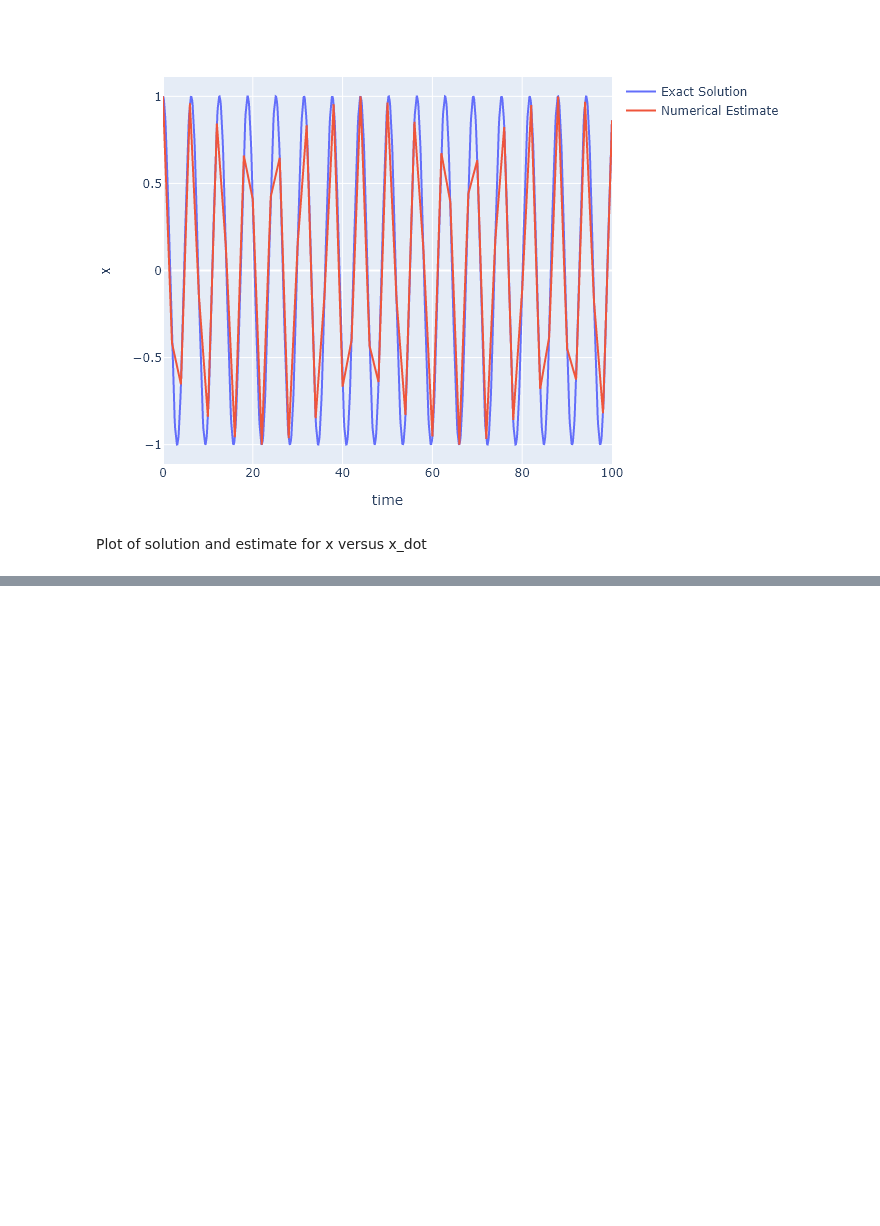
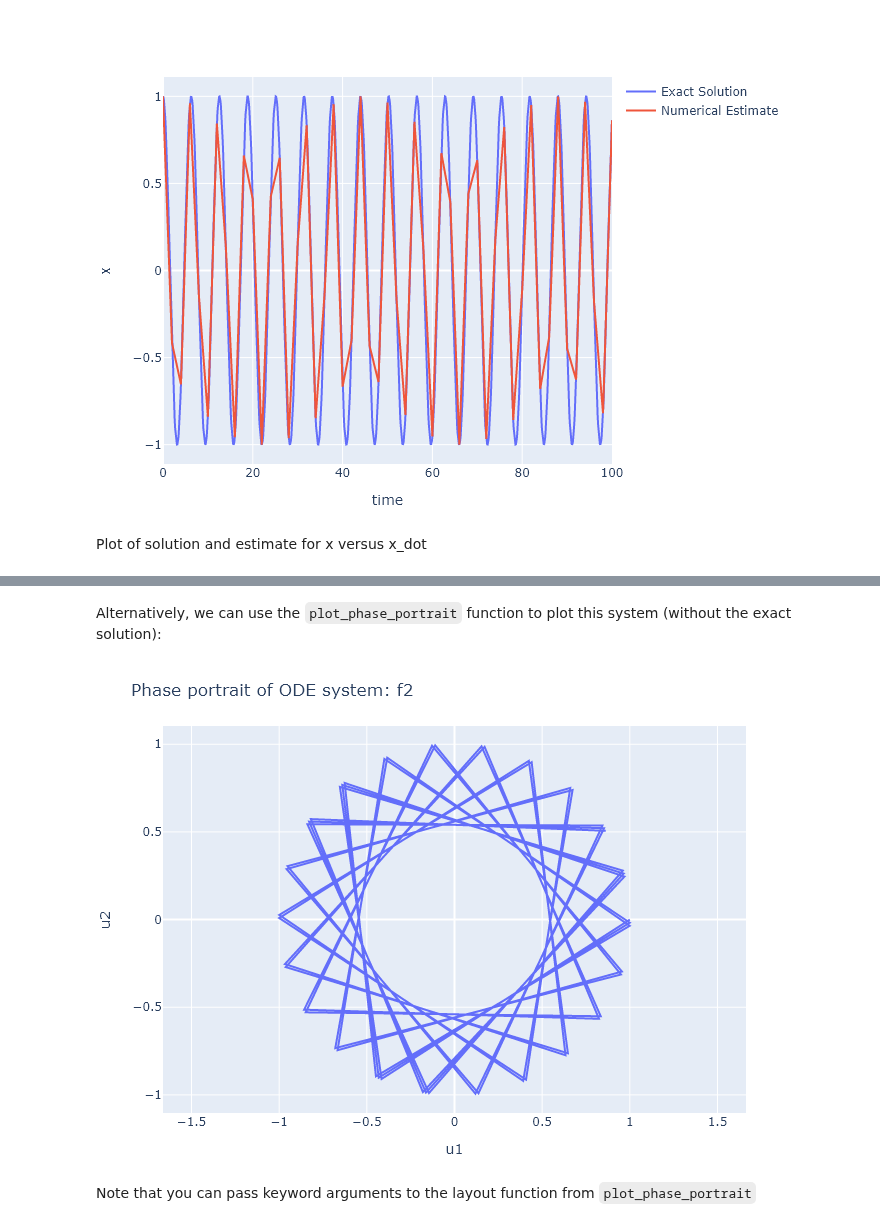
Before and after one commit to crispianm/SciComp, a Jupyter notebook: examples/ODE Solver Examples.ipynb, the cells around one changed output, grey strips where cells are left out. Cells and saved outputs as stored; diff of their text form; code cells hidden in the pictures; blank space fills up the shorter version.

```diff
--- a/examples/ODE Solver Examples.ipynb
+++ b/examples/ODE Solver Examples.ipynb
@@ -309,0 +311,8 @@ plot([estimate, solution], layout)
+# %% [markdown]
+Alternatively, we can use the `plot_phase_portrait` function to plot this system (without the exact solution):
+# %%
+plot_phase_portrait(f2, u, t, method="rk4", Δt=0.001, yaxis=attr(scaleanchor = "x",scaleratio = 1))
+# %% [output]
+[figure, added]
+# %% [markdown]
+Note that you can pass keyword arguments to the layout function from `plot_phase_portrait`
```
Also changed, not shown: parts of 3 cells of this notebook, 3 other files.
